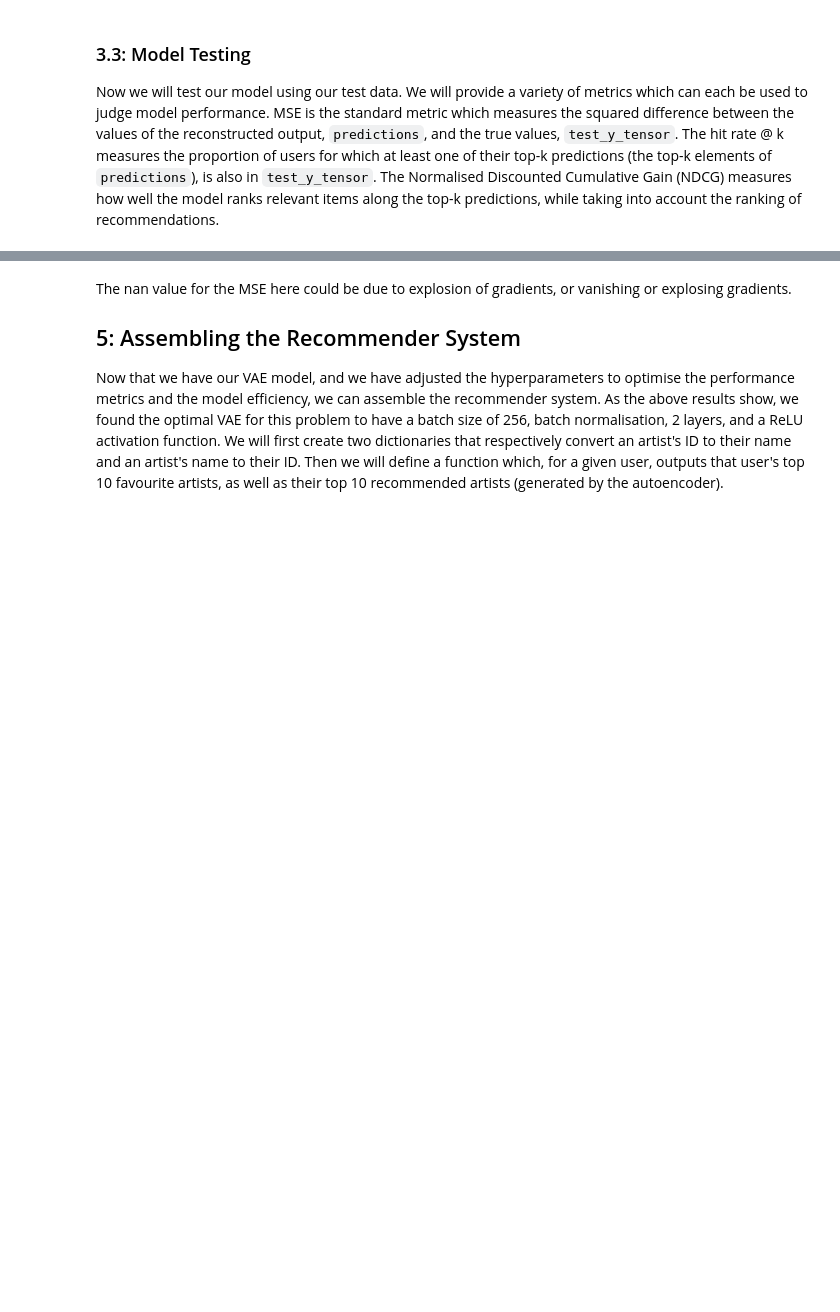
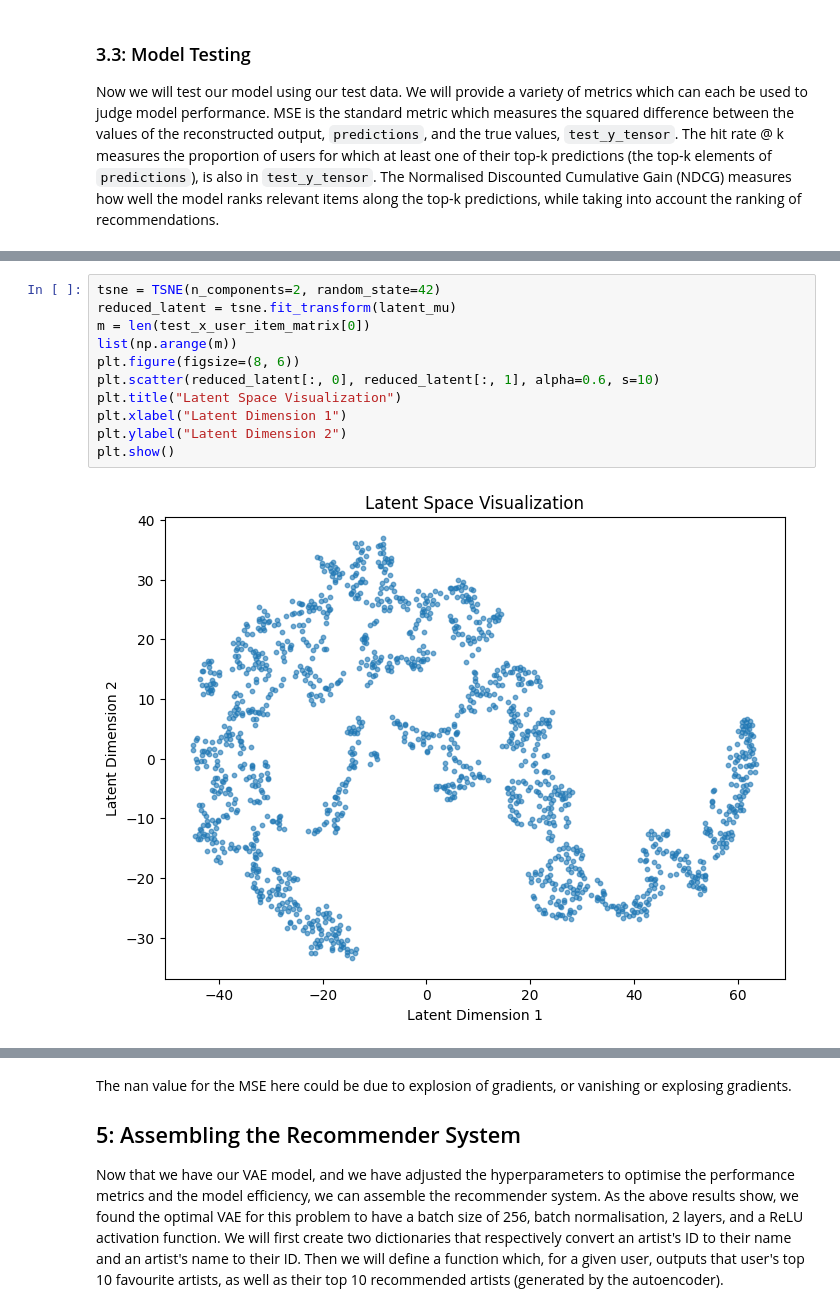
Before and after one commit to elimiller7/dst-assessment-2, a Jupyter notebook: report/07-Variational-Autoencoders.ipynb, the cells around one changed output, grey strips where cells are left out. Cells and saved outputs as stored; diff of their text form; blank space fills up the shorter version.

```diff
--- a/report/07-Variational-Autoencoders.ipynb
+++ b/report/07-Variational-Autoencoders.ipynb
@@ -414 +438,14 @@ NDCG for k=5: 0.0
+# %%
+tsne = TSNE(n_components=2, random_state=42)
+reduced_latent = tsne.fit_transform(latent_mu)
+m = len(test_x_user_item_matrix[0])
+list(np.arange(m))
+plt.figure(figsize=(8, 6))
+plt.scatter(reduced_latent[:, 0], reduced_latent[:, 1], alpha=0.6, s=10)
+plt.title("Latent Space Visualization")
+plt.xlabel("Latent Dimension 1")
+plt.ylabel("Latent Dimension 2")
+plt.show()
+# %% [output]
+[figure, added]
 # %% [markdown]
```
Also changed, not shown: parts of 36 cells of this notebook.
